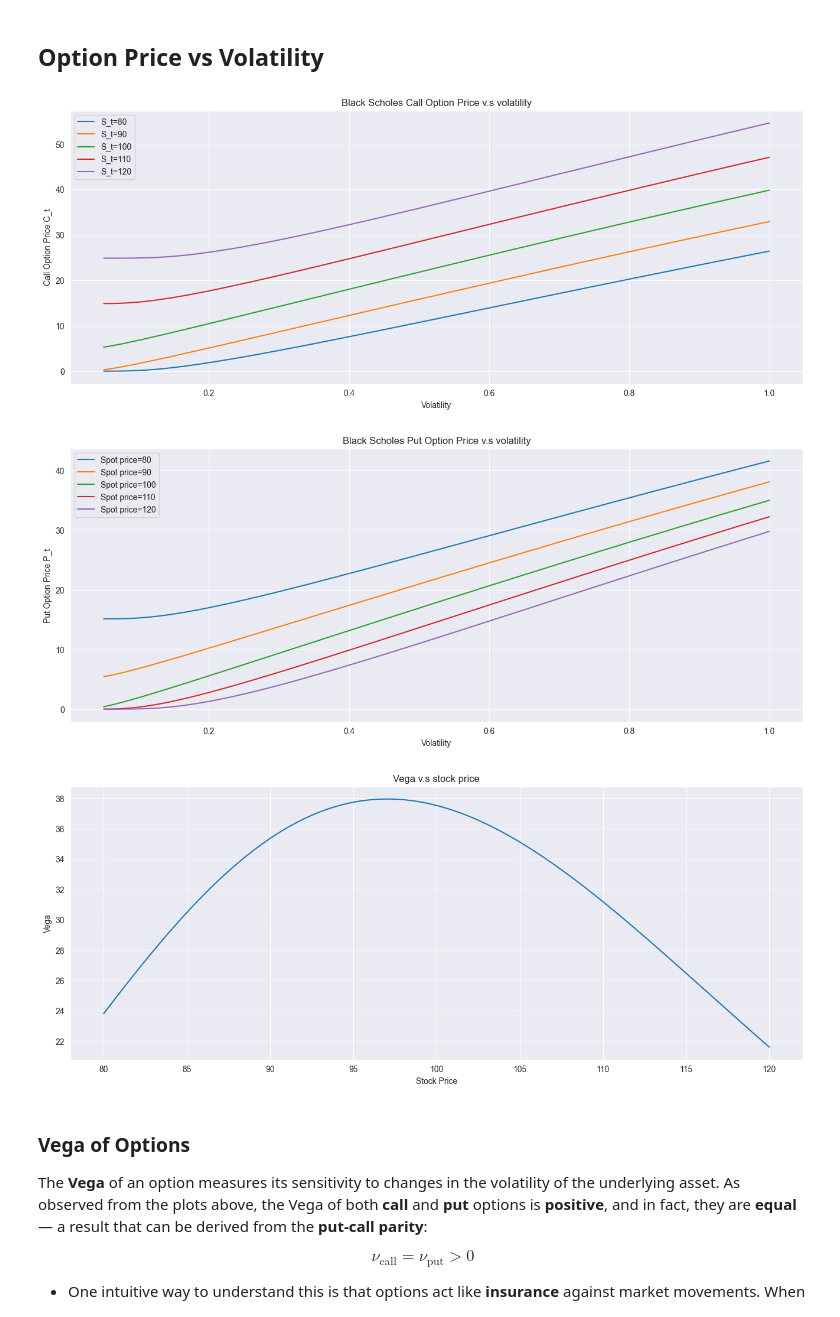
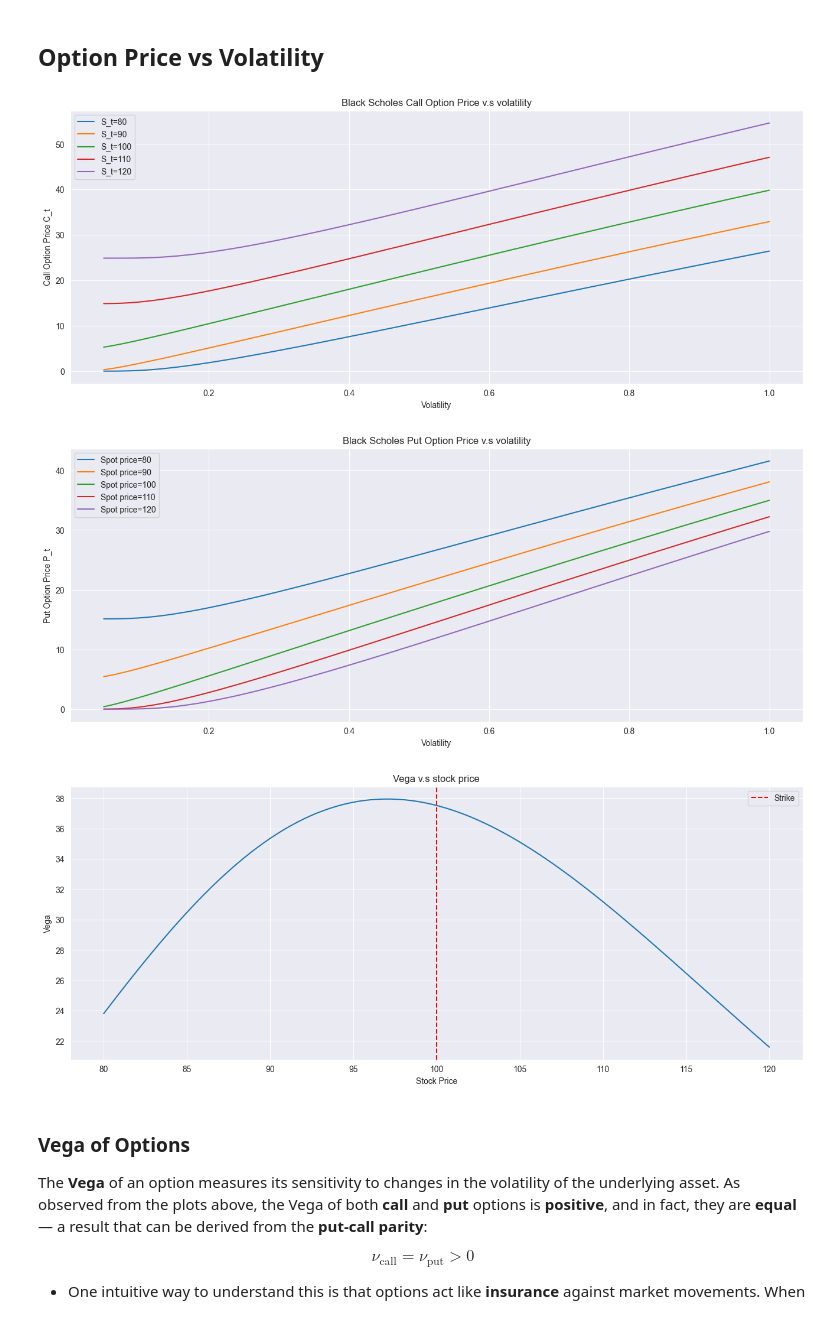
Before and after one commit to TianhaoW/ErdosQuantBootcamp, a Jupyter notebook: Erdos_Miniprojects/mini_project_3.ipynb, the cells around one changed output. Cells and saved outputs as stored; diff of their text form; code cells hidden in the pictures.

```diff
--- a/mini_project_3.ipynb
+++ b/Erdos_Miniprojects/mini_project_3.ipynb
@@ -103,34 +103,35 @@ plt.show()
 
 plt.figure(figsize=(16,6))
 for S in [80, 90, 100, 110, 120]:
     sigma_list = np.linspace(0.05, 1, 100)
     C_list = []
     for sigma in sigma_list:
         bs = BlackScholes(S=S, K=100, T=1, r=0.05, sigma=sigma, option_type='put')
         C_list.append(bs.price().item())
 
     plt.title("Black Scholes Put Option Price v.s volatility")
     plt.ylabel("Put Option Price P_t")
     plt.xlabel("Volatility")
     sns.lineplot(x=sigma_list, y=C_list, label=f'Spot price={S}')
 
 plt.show()
 
 plt.figure(figsize=(16,6))
 S_list = np.linspace(80, 120, 200)
 vega_list = []
 for S in S_list:
     bs = BlackScholes(S=S, K=100, T=1, r=0.05, sigma=0.2 ,option_type='call')
     vega_list.append(bs.vega().item())
+plt.axvline(x=100, color='r', linestyle='--', label='Strike')
 plt.title("Vega v.s stock price")
 plt.ylabel("Vega")
 plt.xlabel("Stock Price")
 sns.lineplot(x=S_list, y=vega_list)
 plt.show()
 # %% [output]
 [figure]
 [figure]
-[figure, old version]
+[figure, new version]
 # %% [markdown]
 ### Vega of Options
 
```
Also changed, not shown: 1 other file.
